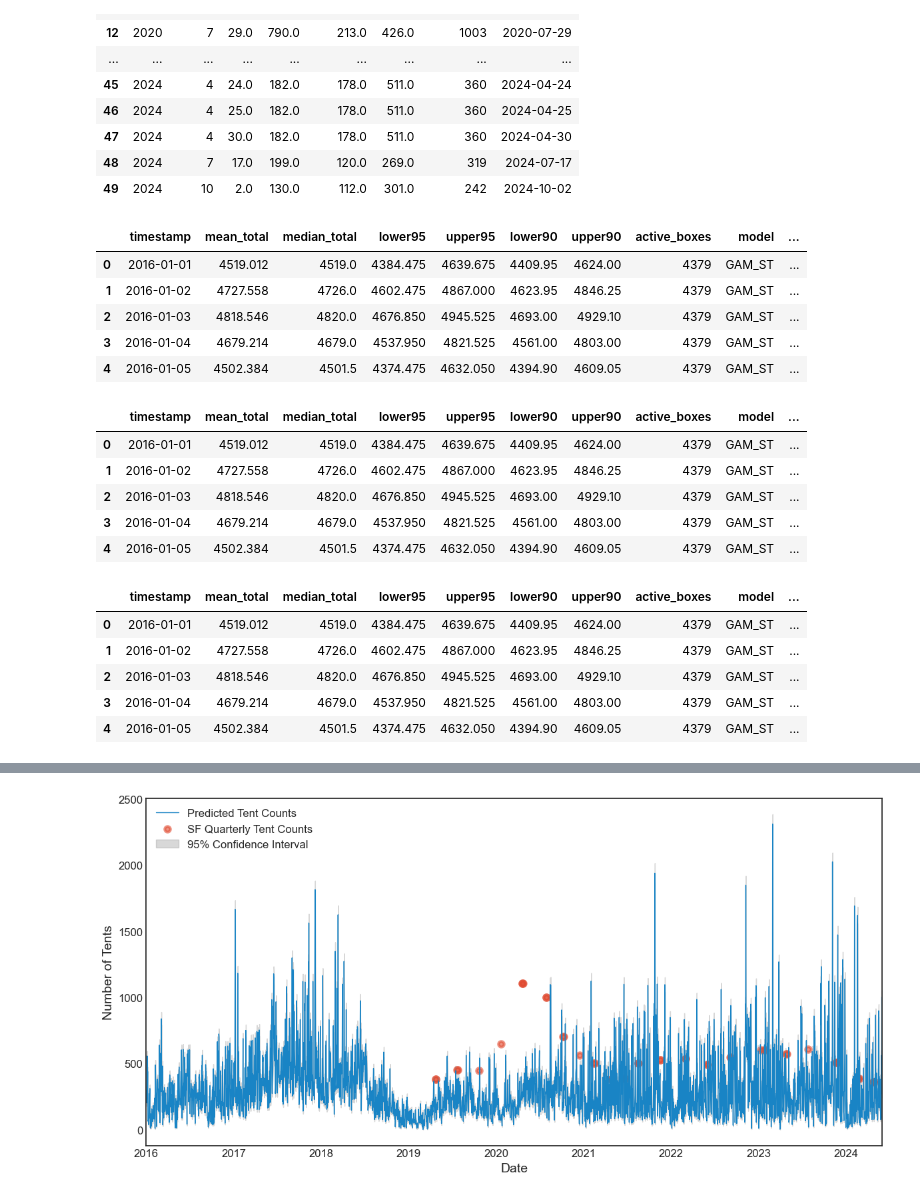
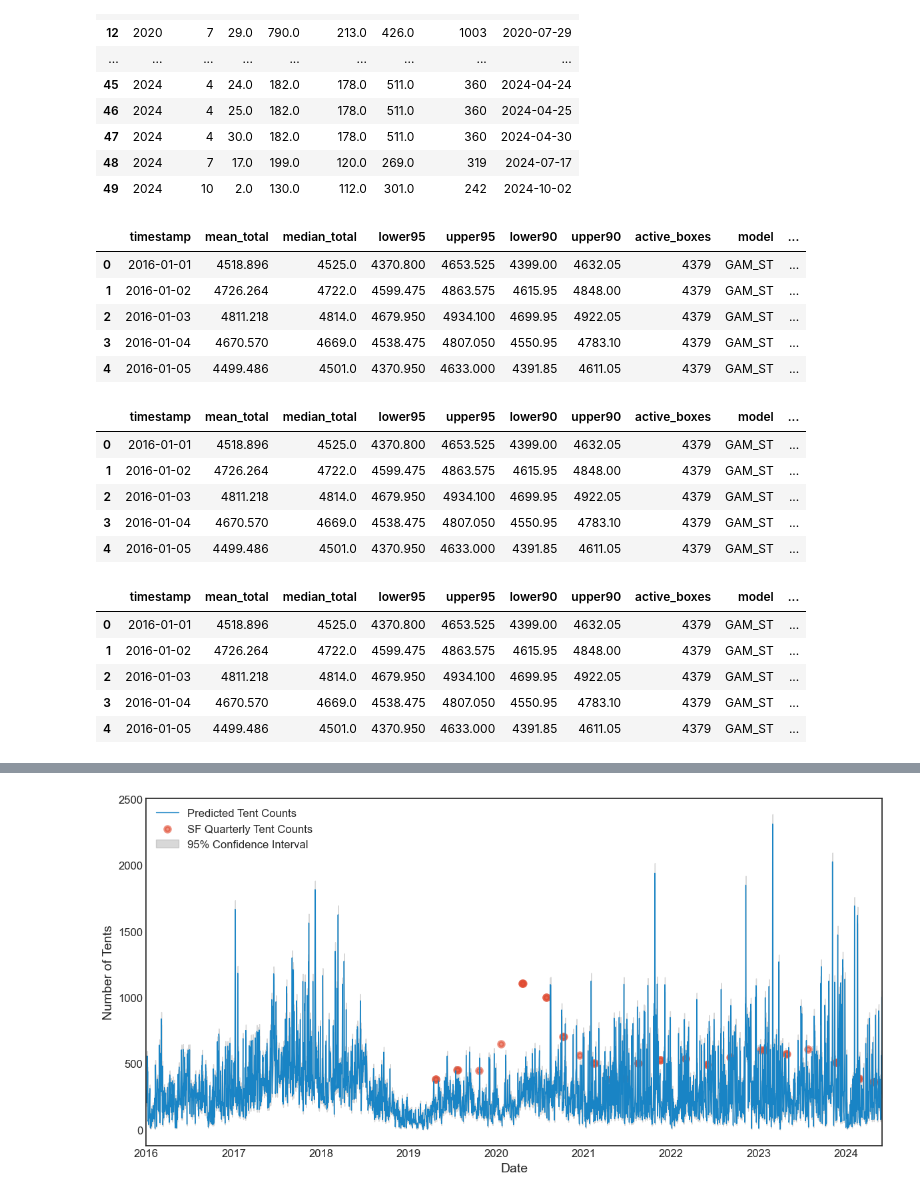
Before and after one commit to yilmajung/HOMELESSSTUDY_EPJDS_2025_v2, a Jupyter notebook: compare_w_baseline_visualize2.ipynb, the cells around one changed output, grey strips where cells are left out. Drawn from its saved outputs; the diff is of its cells as text; code cells hidden in the pictures.

```diff
--- a/compare_w_baseline_visualize2.ipynb
+++ b/compare_w_baseline_visualize2.ipynb
@@ -36,26 +34,26 @@ df_sf
 | 48 | 2024 | 7 | 17.0 | 199.0 | 120.0 | 269.0 | 319 | 2024-07-17 |
 | 49 | 2024 | 10 | 2.0 | 130.0 | 112.0 | 301.0 | 242 | 2024-10-02 |
 # %%
-df_baseline = pd.read_csv('/Users/wooyongjung/Documents/WJ_Projects/HOMELESSSTUDY_EPJDS_2025_v2/data/baseline_results/city_daily_predictions_threshold_sweep_stvgpstyle.csv')
+df_baseline = pd.read_csv('/Users/wooyongjung/Documents/WJ_Projects/HOMELESSSTUDY_EPJDS_2025_v2/data/gam_final_city_daily_predictions_threshold_sweep_stvgpstyle.csv')
 df_baseline.head()
 # %% [output]
 |  | timestamp | mean_total | median_total | lower95 | upper95 | lower90 | upper90 | active_boxes | model | ... |
-| 0 | 2016-01-01 | 4519.012 | 4519.0 | 4384.475 | 4639.675 | 4409.95 | 4624.00 | 4379 | GAM_ST | ... |
-| 1 | 2016-01-02 | 4727.558 | 4726.0 | 4602.475 | 4867.000 | 4623.95 | 4846.25 | 4379 | GAM_ST | ... |
-| 2 | 2016-01-03 | 4818.546 | 4820.0 | 4676.850 | 4945.525 | 4693.00 | 4929.10 | 4379 | GAM_ST | ... |
-| 3 | 2016-01-04 | 4679.214 | 4679.0 | 4537.950 | 4821.525 | 4561.00 | 4803.00 | 4379 | GAM_ST | ... |
-| 4 | 2016-01-05 | 4502.384 | 4501.5 | 4374.475 | 4632.050 | 4394.90 | 4609.05 | 4379 | GAM_ST | ... |
+| 0 | 2016-01-01 | 4518.896 | 4525.0 | 4370.800 | 4653.525 | 4399.00 | 4632.05 | 4379 | GAM_ST | ... |
+| 1 | 2016-01-02 | 4726.264 | 4722.0 | 4599.475 | 4863.575 | 4615.95 | 4848.00 | 4379 | GAM_ST | ... |
+| 2 | 2016-01-03 | 4811.218 | 4814.0 | 4679.950 | 4934.100 | 4699.95 | 4922.05 | 4379 | GAM_ST | ... |
+| 3 | 2016-01-04 | 4670.570 | 4669.0 | 4538.475 | 4807.050 | 4550.95 | 4783.10 | 4379 | GAM_ST | ... |
+| 4 | 2016-01-05 | 4499.486 | 4501.0 | 4370.950 | 4633.000 | 4391.85 | 4611.05 | 4379 | GAM_ST | ... |
 # %%
 # Convert data in df_baseline to timestamp
 df_baseline['timestamp'] = pd.to_datetime(df_baseline['timestamp'])
 df_baseline.head()
 # %% [output]
 |  | timestamp | mean_total | median_total | lower95 | upper95 | lower90 | upper90 | active_boxes | model | ... |
-| 0 | 2016-01-01 | 4519.012 | 4519.0 | 4384.475 | 4639.675 | 4409.95 | 4624.00 | 4379 | GAM_ST | ... |
-| 1 | 2016-01-02 | 4727.558 | 4726.0 | 4602.475 | 4867.000 | 4623.95 | 4846.25 | 4379 | GAM_ST | ... |
-| 2 | 2016-01-03 | 4818.546 | 4820.0 | 4676.850 | 4945.525 | 4693.00 | 4929.10 | 4379 | GAM_ST | ... |
-| 3 | 2016-01-04 | 4679.214 | 4679.0 | 4537.950 | 4821.525 | 4561.00 | 4803.00 | 4379 | GAM_ST | ... |
-| 4 | 2016-01-05 | 4502.384 | 4501.5 | 4374.475 | 4632.050 | 4394.90 | 4609.05 | 4379 | GAM_ST | ... |
+| 0 | 2016-01-01 | 4518.896 | 4525.0 | 4370.800 | 4653.525 | 4399.00 | 4632.05 | 4379 | GAM_ST | ... |
+| 1 | 2016-01-02 | 4726.264 | 4722.0 | 4599.475 | 4863.575 | 4615.95 | 4848.00 | 4379 | GAM_ST | ... |
+| 2 | 2016-01-03 | 4811.218 | 4814.0 | 4679.950 | 4934.100 | 4699.95 | 4922.05 | 4379 | GAM_ST | ... |
+| 3 | 2016-01-04 | 4670.570 | 4669.0 | 4538.475 | 4807.050 | 4550.95 | 4783.10 | 4379 | GAM_ST | ... |
+| 4 | 2016-01-05 | 4499.486 | 4501.0 | 4370.950 | 4633.000 | 4391.85 | 4611.05 | 4379 | GAM_ST | ... |
 # %%
 # Merge df_baseline and df_sf on 'timestamp'
 df_merge_baseline = df_baseline.merge(df_sf[df_sf['timestamp'] < '2025-01-01'][['timestamp', 'tents', 'tent_struc']], on='timestamp', how='left')
@@ -63,10 +61,10 @@ df_merge_baseline = df_baseline.merge(df_sf[df_sf['timestamp'] < '2025-01-01'][[
 df_merge_baseline.head()
 # %% [output]
 |  | timestamp | mean_total | median_total | lower95 | upper95 | lower90 | upper90 | active_boxes | model | ... |
-| 0 | 2016-01-01 | 4519.012 | 4519.0 | 4384.475 | 4639.675 | 4409.95 | 4624.00 | 4379 | GAM_ST | ... |
-| 1 | 2016-01-02 | 4727.558 | 4726.0 | 4602.475 | 4867.000 | 4623.95 | 4846.25 | 4379 | GAM_ST | ... |
-| 2 | 2016-01-03 | 4818.546 | 4820.0 | 4676.850 | 4945.525 | 4693.00 | 4929.10 | 4379 | GAM_ST | ... |
-| 3 | 2016-01-04 | 4679.214 | 4679.0 | 4537.950 | 4821.525 | 4561.00 | 4803.00 | 4379 | GAM_ST | ... |
-| 4 | 2016-01-05 | 4502.384 | 4501.5 | 4374.475 | 4632.050 | 4394.90 | 4609.05 | 4379 | GAM_ST | ... |
+| 0 | 2016-01-01 | 4518.896 | 4525.0 | 4370.800 | 4653.525 | 4399.00 | 4632.05 | 4379 | GAM_ST | ... |
+| 1 | 2016-01-02 | 4726.264 | 4722.0 | 4599.475 | 4863.575 | 4615.95 | 4848.00 | 4379 | GAM_ST | ... |
+| 2 | 2016-01-03 | 4811.218 | 4814.0 | 4679.950 | 4934.100 | 4699.95 | 4922.05 | 4379 | GAM_ST | ... |
+| 3 | 2016-01-04 | 4670.570 | 4669.0 | 4538.475 | 4807.050 | 4550.95 | 4783.10 | 4379 | GAM_ST | ... |
+| 4 | 2016-01-05 | 4499.486 | 4501.0 | 4370.950 | 4633.000 | 4391.85 | 4611.05 | 4379 | GAM_ST | ... |
 # %%
 # Load Naive and GLM predictions for comparison
```
Also changed, not shown: parts of 13 cells of this notebook, 1 other file.
